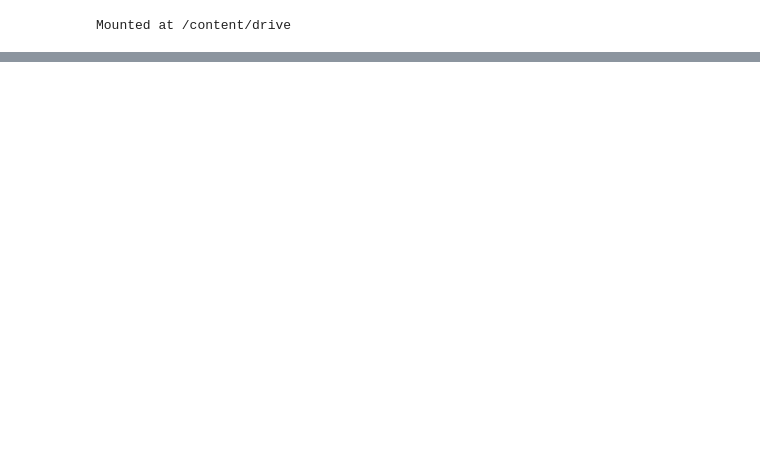
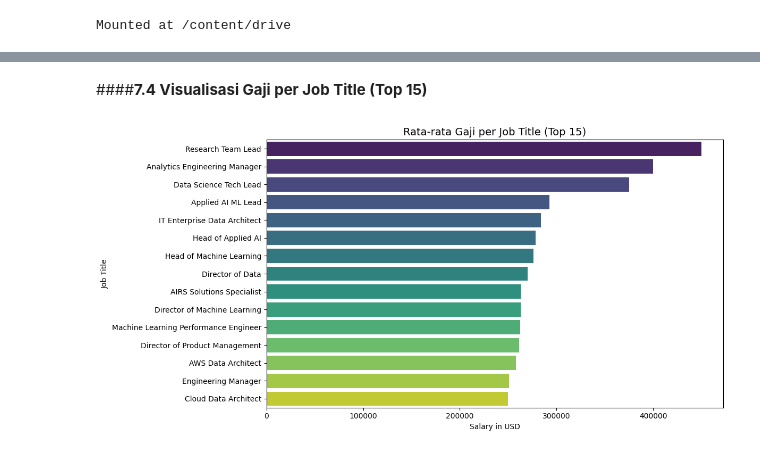
Before and after one commit to fathanzys/Data, a Jupyter notebook: uas_DataMining.ipynb, the cells around one changed output, grey strips where cells are left out. Drawn from its saved outputs; the diff is of its cells as text; code cells hidden in the pictures; blank space fills up the shorter version.

```diff
--- a/uas_DataMining.ipynb
+++ b/uas_DataMining.ipynb
@@ -389,0 +321,14 @@ plt.show()
+# %% [markdown]
+####**7.4 Visualisasi Gaji per Job Title (Top 15)**
+# %%
+avg_salary_job = df.groupby('job_title')['salary_in_usd'].mean().sort_values(ascending=False).head(15)
+
+plt.figure(figsize=(12,6))
+sns.barplot(x=avg_salary_job.values, y=avg_salary_job.index, palette='viridis')
+plt.title('Rata-rata Gaji per Job Title (Top 15)', fontsize=14)
+plt.xlabel('Salary in USD')
+plt.ylabel('Job Title')
+plt.tight_layout()
+plt.show()
+# %% [output]
+[figure, added]
```
Also changed, not shown: parts of 77 cells of this notebook.
